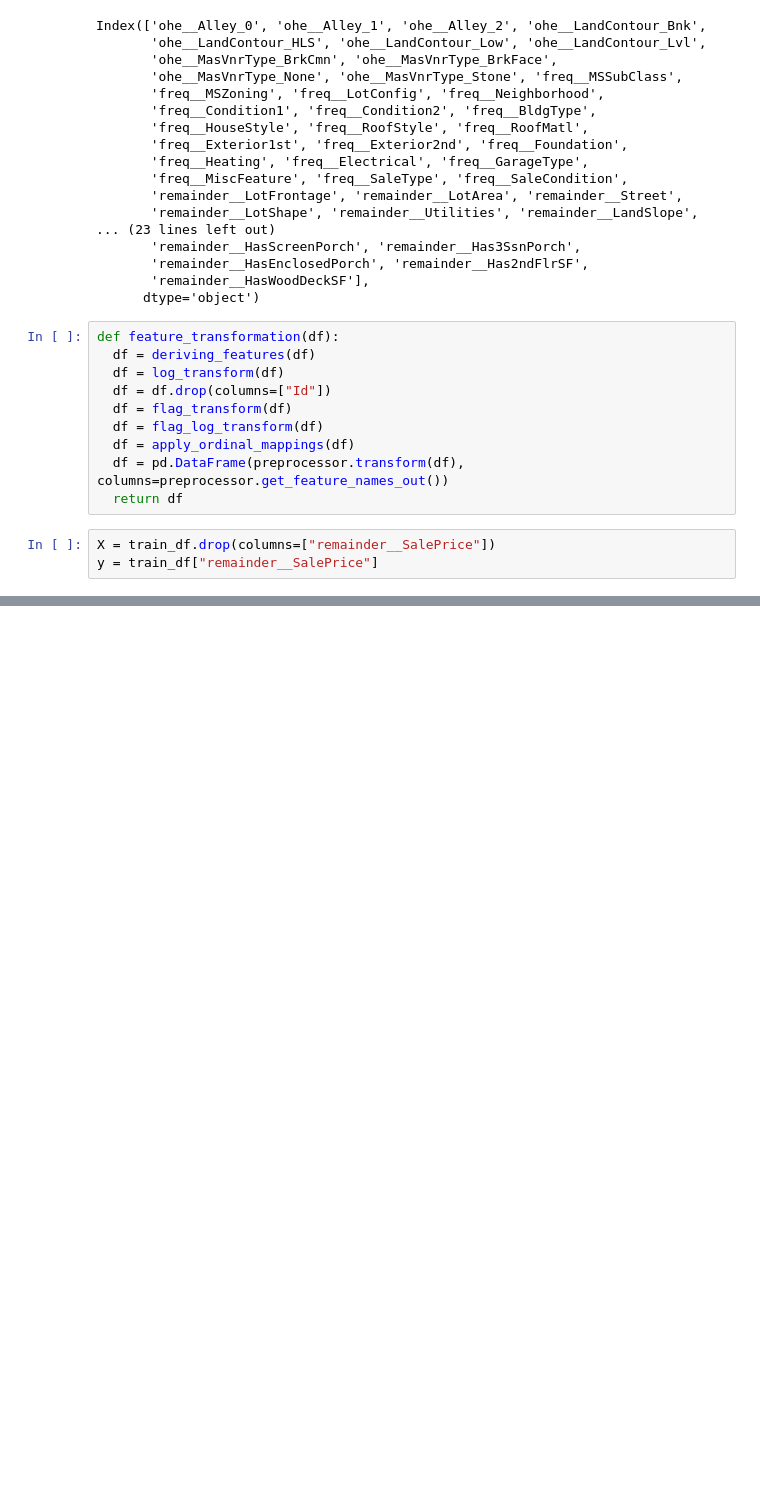
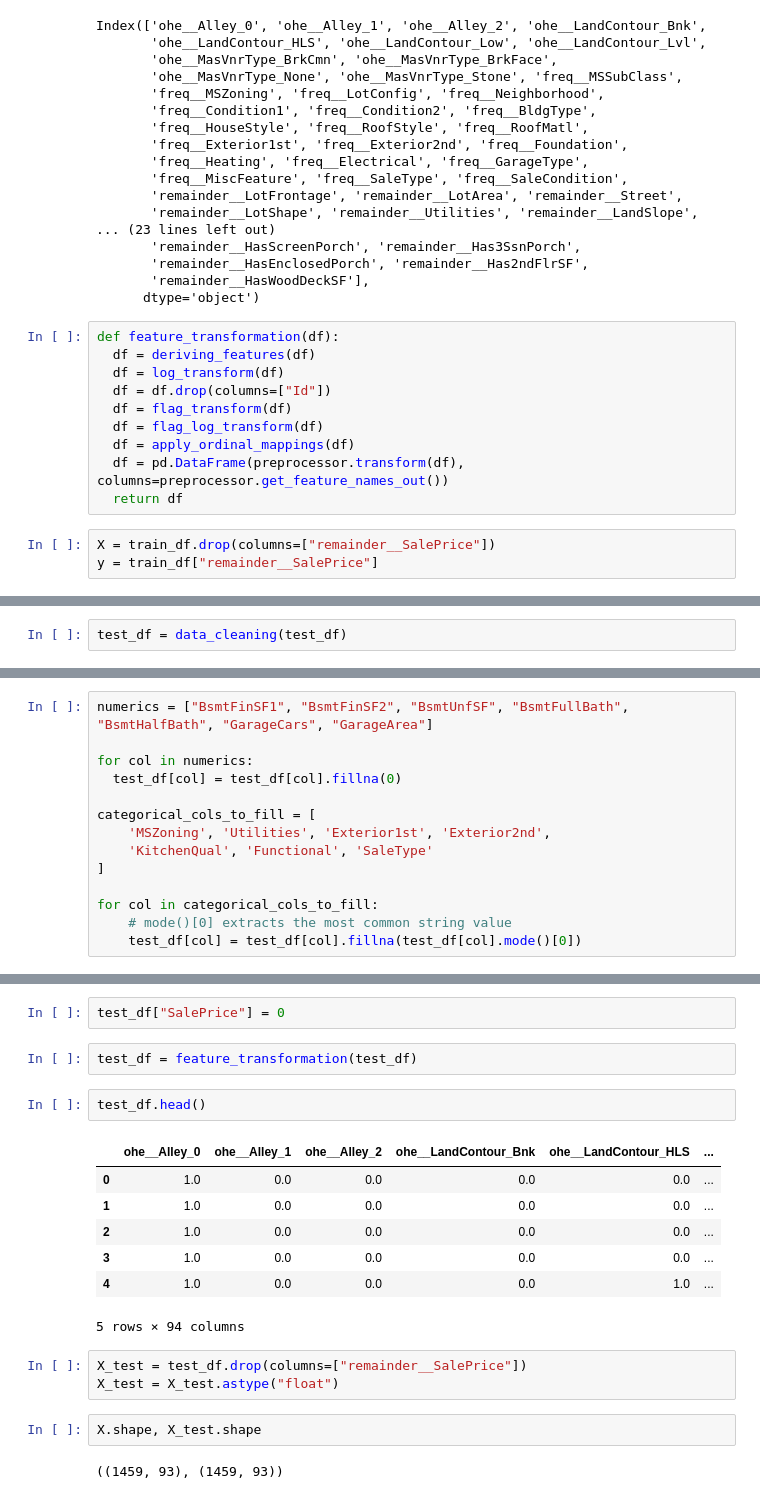
Before and after one commit to ShriVarshaan/kaggle_projects, a Jupyter notebook: 04_house_prices_advanced/04_house_prices_advanced.ipynb, the cells around one changed output, grey strips where cells are left out. Cells and saved outputs as stored; diff of their text form; blank space fills up the shorter version.

```diff
--- a/04_house_prices_advanced/04_house_prices_advanced.ipynb
+++ b/04_house_prices_advanced/04_house_prices_advanced.ipynb
@@ -557,0 +696,2 @@ y = train_df["remainder__SalePrice"]
+# %%
+test_df = data_cleaning(test_df)
@@ -557,0 +718,14 @@ y = train_df["remainder__SalePrice"]
+# %%
+numerics = ["BsmtFinSF1", "BsmtFinSF2", "BsmtUnfSF", "BsmtFullBath", "BsmtHalfBath", "GarageCars", "GarageArea"]
+
+for col in numerics:
+  test_df[col] = test_df[col].fillna(0)
+
+categorical_cols_to_fill = [
+    'MSZoning', 'Utilities', 'Exterior1st', 'Exterior2nd',
+    'KitchenQual', 'Functional', 'SaleType'
+]
+
+for col in categorical_cols_to_fill:
+    # mode()[0] extracts the most common string value
+    test_df[col] = test_df[col].fillna(test_df[col].mode()[0])
@@ -557,0 +749,21 @@ y = train_df["remainder__SalePrice"]
+# %%
+test_df["SalePrice"] = 0
+# %%
+test_df = feature_transformation(test_df)
+# %%
+test_df.head()
+# %% [output]
+|  | ohe__Alley_0 | ohe__Alley_1 | ohe__Alley_2 | ohe__LandContour_Bnk | ohe__LandContour_HLS | ... |
+| 0 | 1.0 | 0.0 | 0.0 | 0.0 | 0.0 | ... |
+| 1 | 1.0 | 0.0 | 0.0 | 0.0 | 0.0 | ... |
+| 2 | 1.0 | 0.0 | 0.0 | 0.0 | 0.0 | ... |
+| 3 | 1.0 | 0.0 | 0.0 | 0.0 | 0.0 | ... |
+| 4 | 1.0 | 0.0 | 0.0 | 0.0 | 1.0 | ... |
+5 rows × 94 columns
+# %%
+X_test = test_df.drop(columns=["remainder__SalePrice"])
+X_test = X_test.astype("float")
+# %%
+X.shape, X_test.shape
+# %% [output]
+((1459, 93), (1459, 93))
```
Also changed, not shown: parts of 15 cells of this notebook.
